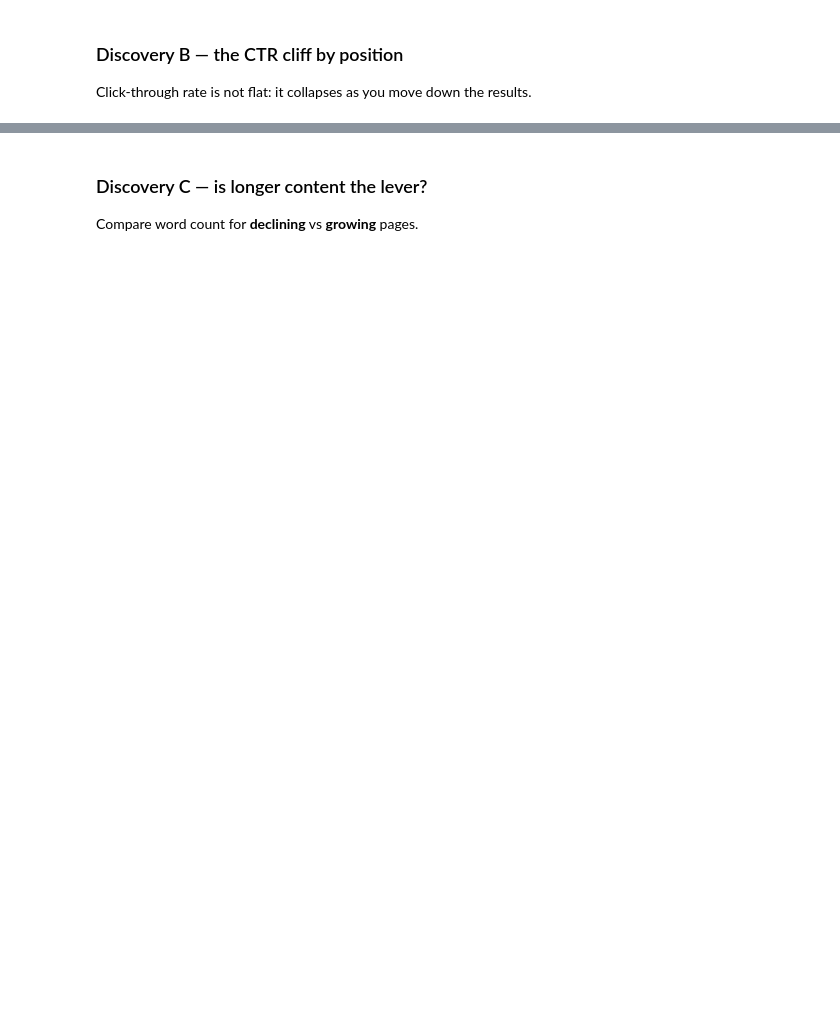
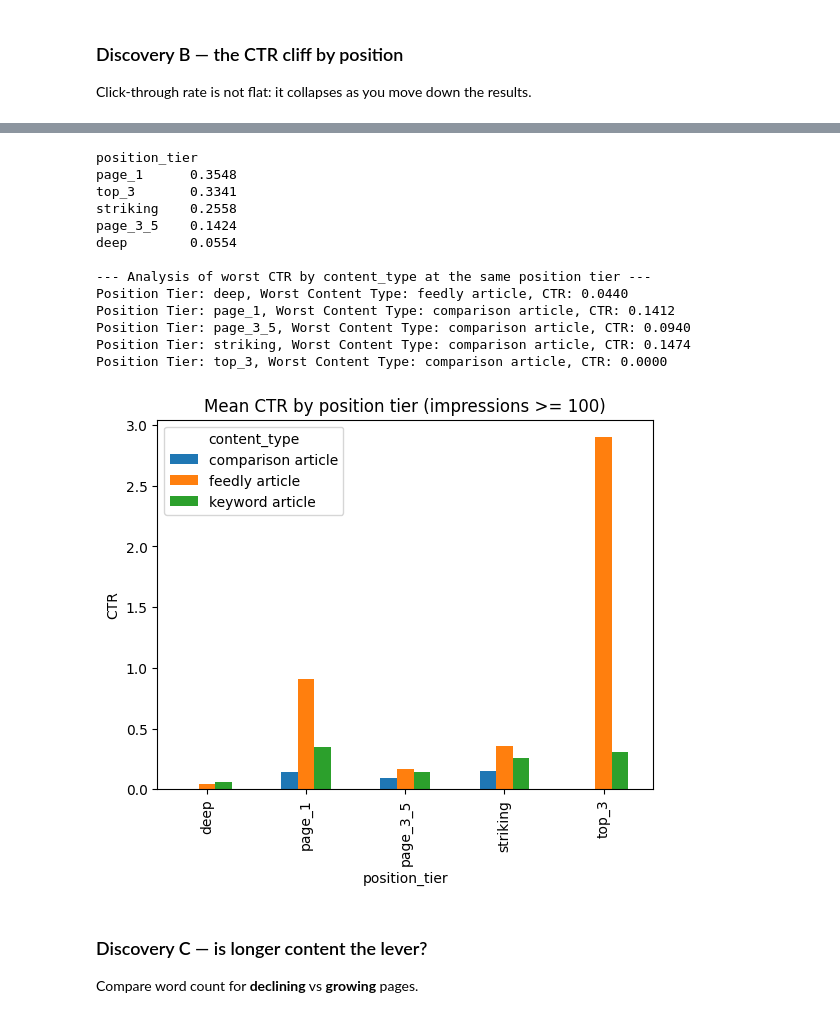
Before and after one commit to omaradelahmed/fly-rank-internship1, a Jupyter notebook: notebooks/01_first_look_and_discovery.ipynb, the cells around one changed output, grey strips where cells are left out. Drawn from its saved outputs; the diff is of its cells as text; code cells hidden in the pictures; blank space fills up the shorter version.

```diff
--- a/notebooks/01_first_look_and_discovery.ipynb
+++ b/notebooks/01_first_look_and_discovery.ipynb
@@ -81,3 +172,36 @@ ctr_by_pos.plot(kind="bar", title="Mean CTR by position tier (impressions >= 100
+# %%
+visible = df[df["impressions_90d"] >= 100]
+ctr_by_pos = visible.groupby("position_tier")["ctr"].mean().sort_values(ascending=False)
+contentype_ctr_by_pos = visible.groupby(["position_tier", "content_type"])["ctr"].mean().unstack()
+print(ctr_by_pos.round(4).to_string())
+contentype_ctr_by_pos.plot(kind="bar", title="Mean CTR by position tier (impressions >= 100)", ylabel="CTR");
+
+print("\n--- Analysis of worst CTR by content_type at the same position tier ---")
+for position_tier in contentype_ctr_by_pos.index:
+    tier_ctrs = contentype_ctr_by_pos.loc[position_tier]
+    # Filter out NaNs (content types not present in that tier)
+    valid_tier_ctrs = tier_ctrs.dropna()
+    if not valid_tier_ctrs.empty:
+        worst_content_type = valid_tier_ctrs.idxmin()
+        worst_ctr = valid_tier_ctrs.min()
+        print(f"Position Tier: {position_tier}, Worst Content Type: {worst_content_type}, CTR: {worst_ctr:.4f}")
+    else:
+        print(f"Position Tier: {position_tier}, No valid content types found.")
+# %% [output]
+position_tier
+page_1      0.3548
+top_3       0.3341
+striking    0.2558
+page_3_5    0.1424
+deep        0.0554
+
+--- Analysis of worst CTR by content_type at the same position tier ---
+Position Tier: deep, Worst Content Type: feedly article, CTR: 0.0440
+Position Tier: page_1, Worst Content Type: comparison article, CTR: 0.1412
+Position Tier: page_3_5, Worst Content Type: comparison article, CTR: 0.0940
+Position Tier: striking, Worst Content Type: comparison article, CTR: 0.1474
+Position Tier: top_3, Worst Content Type: comparison article, CTR: 0.0000
+[figure, added]
 # %% [markdown]
 ### Discovery C — is longer content the lever?
 Compare word count for **declining** vs **growing** pages.
```
Also changed, not shown: parts of 11 cells of this notebook.
